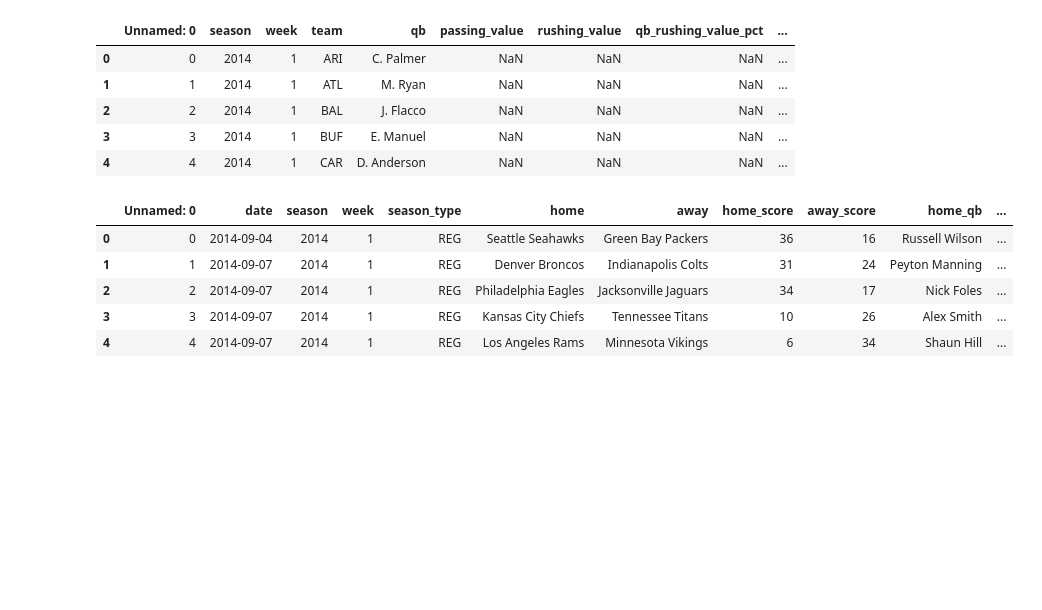
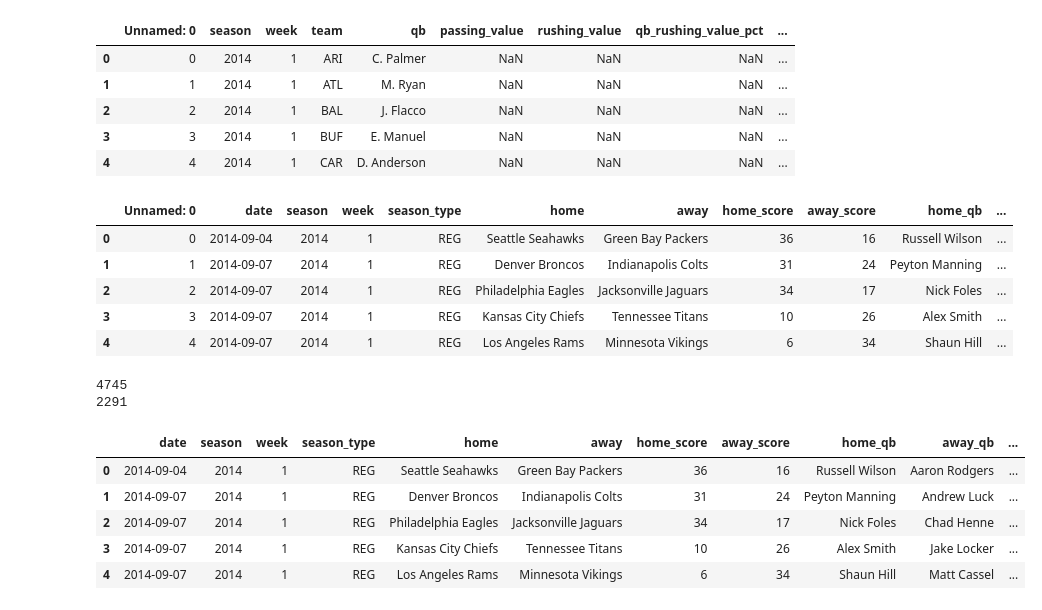
Before and after one commit to imac19/nfl_prediction, a Jupyter notebook: modeling/game_outcome_modeling/game_outcome_modeling.ipynb, the cells around one changed output. Saved outputs shown, nothing was run; the diff lists cells and outputs as text; code cells hidden in the pictures; blank space fills up the shorter version.

```diff
--- a/modeling/game_outcome_modeling/game_outcome_modeling.ipynb
+++ b/modeling/game_outcome_modeling/game_outcome_modeling.ipynb
@@ -33,3 +33,26 @@ schedule.head()
 | 2 | 2 | 2014-09-07 | 2014 | 1 | REG | Philadelphia Eagles | Jacksonville Jaguars | 34 | 17 | Nick Foles | ... |
 | 3 | 3 | 2014-09-07 | 2014 | 1 | REG | Kansas City Chiefs | Tennessee Titans | 10 | 26 | Alex Smith | ... |
 | 4 | 4 | 2014-09-07 | 2014 | 1 | REG | Los Angeles Rams | Minnesota Vikings | 6 | 34 | Shaun Hill | ... |
+# %%
+print(len(stats))
+print(len(schedule))
+# %% [output]
+4745
+2291
+# %%
+nfl = schedule.copy()
+nfl = nfl.merge(stats.add_suffix('_home'), how='left', left_on = ['season', 'week', 'home', 'home_qb_abv'],
+                right_on = ['season_home', 'week_home', 'team_full_home', 'qb_home'])
+nfl = nfl.merge(stats.add_suffix('_away'), how='left', left_on = ['season', 'week', 'away', 'away_qb_abv'],
+                right_on = ['season_away', 'week_away', 'team_full_away', 'qb_away'])
+nfl = nfl[['date', 'season', 'week', 'season_type', 'home', 'away', 'home_score', 'away_score', 'home_qb', 'away_qb',
+          'passing_value_home', 'rushing_value_home', 'qb_rushing_value_pct_home', 'pass_def_value_home', 'rush_def_value_home',
+          'passing_value_away', 'rushing_value_away', 'qb_rushing_value_pct_away', 'pass_def_value_away', 'rush_def_value_away']]
+nfl.head()
+# %% [output]
+|  | date | season | week | season_type | home | away | home_score | away_score | home_qb | away_qb | ... |
+| 0 | 2014-09-04 | 2014 | 1 | REG | Seattle Seahawks | Green Bay Packers | 36 | 16 | Russell Wilson | Aaron Rodgers | ... |
+| 1 | 2014-09-07 | 2014 | 1 | REG | Denver Broncos | Indianapolis Colts | 31 | 24 | Peyton Manning | Andrew Luck | ... |
+| 2 | 2014-09-07 | 2014 | 1 | REG | Philadelphia Eagles | Jacksonville Jaguars | 34 | 17 | Nick Foles | Chad Henne | ... |
+| 3 | 2014-09-07 | 2014 | 1 | REG | Kansas City Chiefs | Tennessee Titans | 10 | 26 | Alex Smith | Jake Locker | ... |
+| 4 | 2014-09-07 | 2014 | 1 | REG | Los Angeles Rams | Minnesota Vikings | 6 | 34 | Shaun Hill | Matt Cassel | ... |
```
Also changed, not shown: parts of 7 cells of this notebook, 2 other files.
